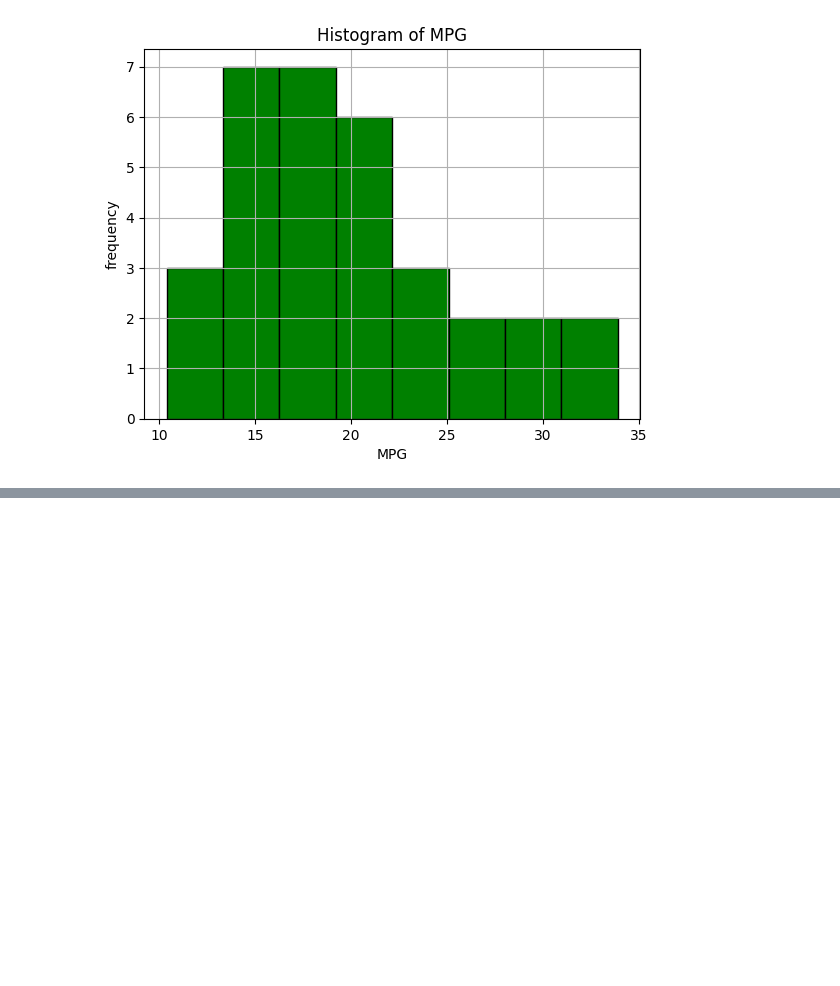
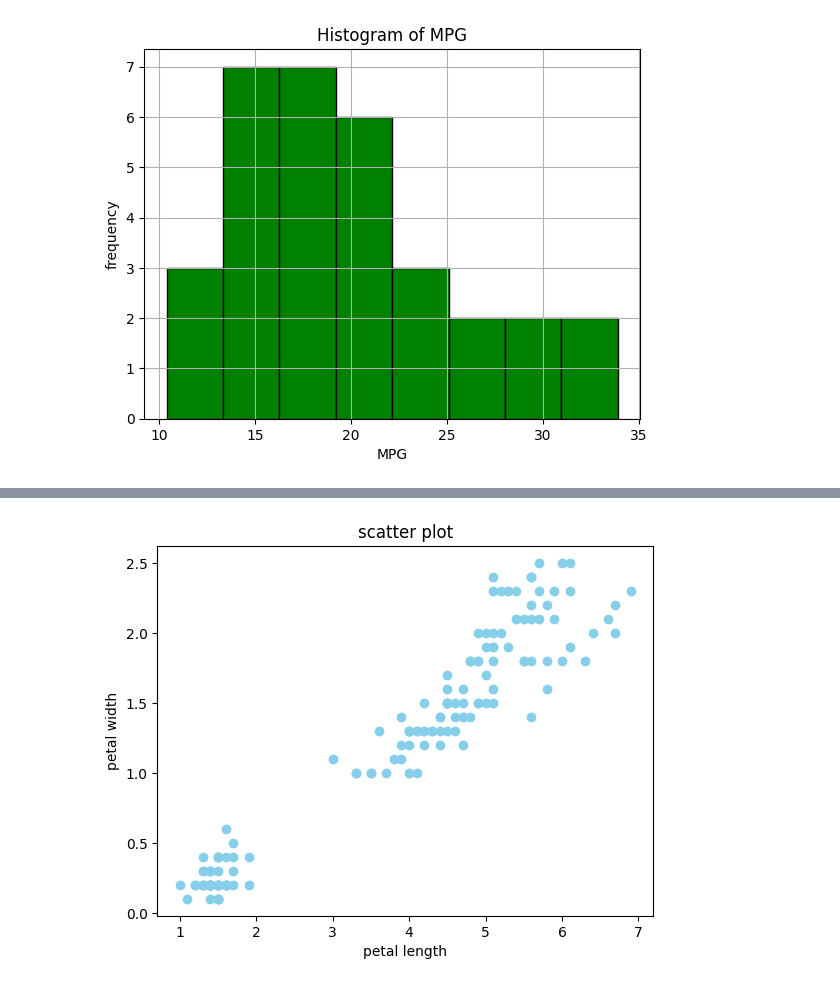
Before and after one commit to MDjunaidmgove/colab, a Jupyter notebook: dataaset.ipynb, the cells around one changed output, grey strips where cells are left out. Saved outputs shown, nothing was run; the diff lists cells and outputs as text; code cells hidden in the pictures; blank space fills up the shorter version.

```diff
--- a/dataaset.ipynb
+++ b/dataaset.ipynb
@@ -113,0 +170,12 @@ plt.show()
+# %%
+import pandas as pd
+import matplotlib.pyplot as plt
+file_name='/iris.csv'
+df=pd.read_csv('/content/Iris.csv')
+plt.scatter(df['PetalLengthCm'],df['PetalWidthCm'],color='skyblue')
+plt.xlabel('petal length')
+plt.ylabel('petal width')
+plt.title('scatter plot')
+plt.show()
+# %% [output]
+[figure, added]
```
Also changed, not shown: parts of 7 cells of this notebook.
